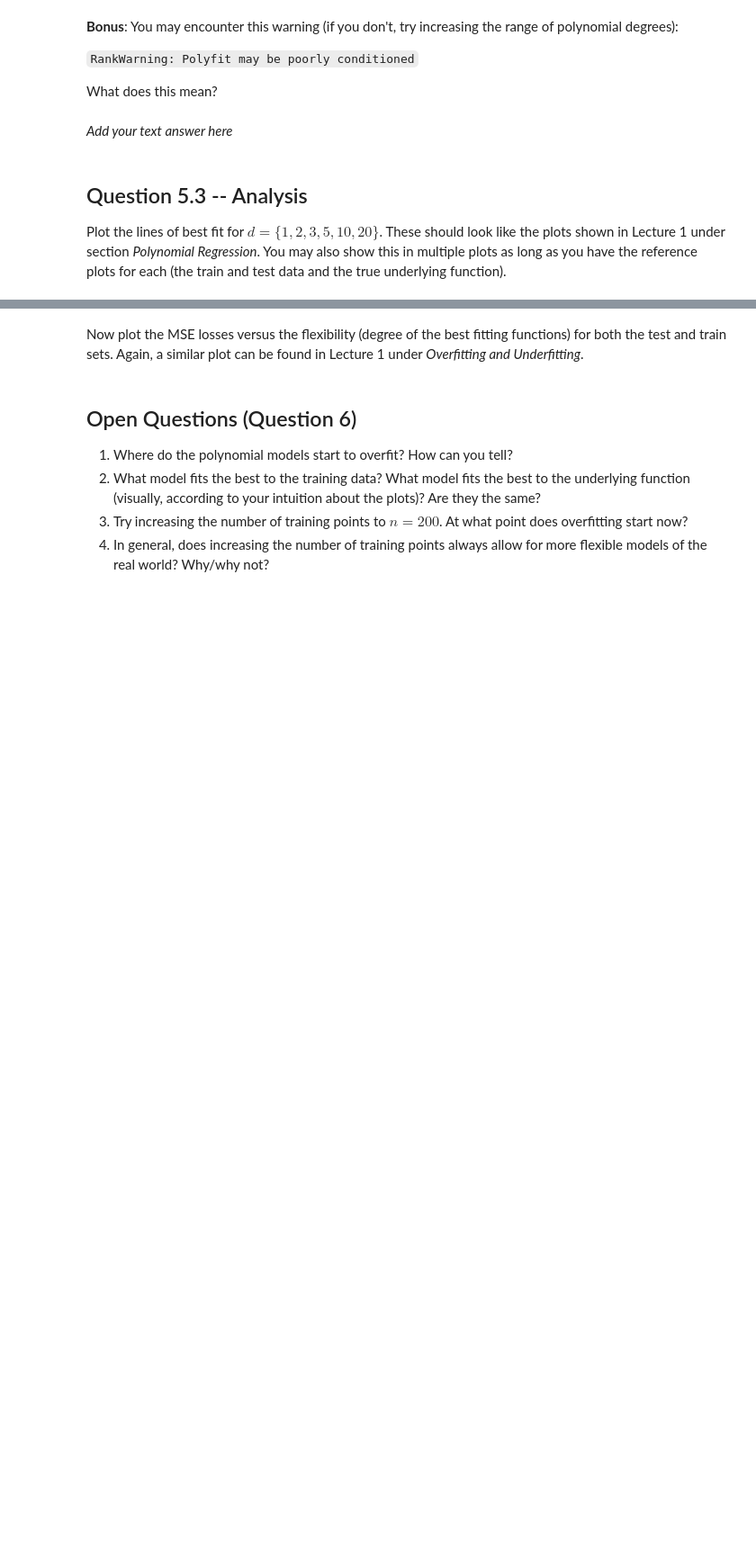
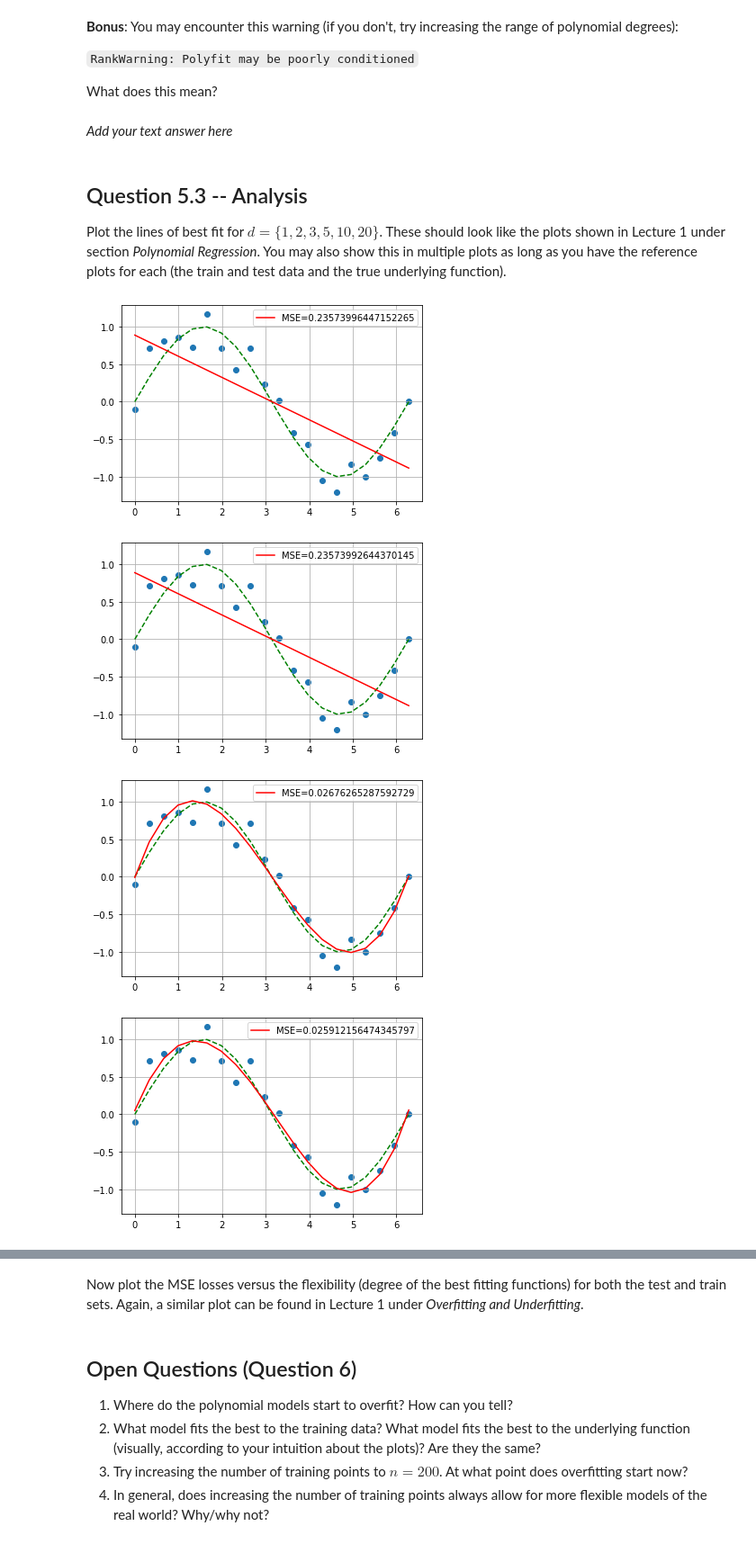
Before and after one commit to mhedeman/TuringMLDL2023Assignments, a Jupyter notebook: Week 1/Assignment 1 .ipynb, the cells around one changed output, grey strips where cells are left out. Shown: that part at 90% size. Drawn from its saved outputs; the diff is of its cells as text; code cells hidden in the pictures; blank space fills up the shorter version.

```diff
--- a/Week 1/Assignment 1 .ipynb
+++ b/Week 1/Assignment 1 .ipynb
@@ -272,4 +272,19 @@ Now, we examine the flexibility of the model we use and the performance on the t
 - Using the datapoints you made above with $x\in[0,2\pi]$, compute the best fitting polynomials from degrees $d\in\{1,...,20\}$.
 - Save the corresponding train and test losses, and the resulting coefficients. Don't forget to change the function that computes the mean squared errors if required (perhaps `np.polyval` may help here?). Also, don't forget to create your model based _only_ on your train set.
 # %%
-# TODO: your code here
+def mse_poly(x, y_true, coefficients):
+    p = np.poly1d(coefficients)
+    mse = np.mean(np.square(y_true-p(x)))
+    return mse
+
+poly_coefficients = []
+poly_residuals_train = []
+poly_residuals_test = []
+
+for d in range(1, 21):
+    poly_coefficients.append(np.polyfit(x, y_train, d))
+    poly_residuals_train.append(mse_poly(x, y_train, poly_coefficients[-1]))
+    poly_residuals_test.append(mse_poly(x, y_test, poly_coefficients[-1]))
+
+print('Training MSEs: ', poly_residuals_train)
+print('Testing MSEs: ', poly_residuals_test)
@@ -285,4 +303,21 @@ What does this mean?
 ## Question 5.3 -- Analysis
 Plot the lines of best fit for $d=\{1,2,3,5,10,20\}$. These should look like the plots shown in Lecture 1 under section *Polynomial Regression*. You may also show this in multiple plots as long as you have the reference plots for each (the train and test data and the true underlying function).
 # %%
-# TODO: your code here
+d = [1, 2, 3, 5, 10, 20]
+for i in d:
+    p = np.poly1d(poly_coefficients[i-1])
+    plt.figure()
+    plt.scatter(x, y_train)
+    plt.plot(x, y_pure, 'g--')
+    plt.plot(x, p(x), 'r-', label="MSE=" + str(poly_residuals_train[i-1]))
+
+
+    # make it pretty
+    plt.grid()
+    plt.legend()
+    plt.show()
+# %% [output]
+[figure, added]
+[figure, added]
+[figure, added]
+[figure, added]
```
Also changed, not shown: parts of 7 cells of this notebook.
